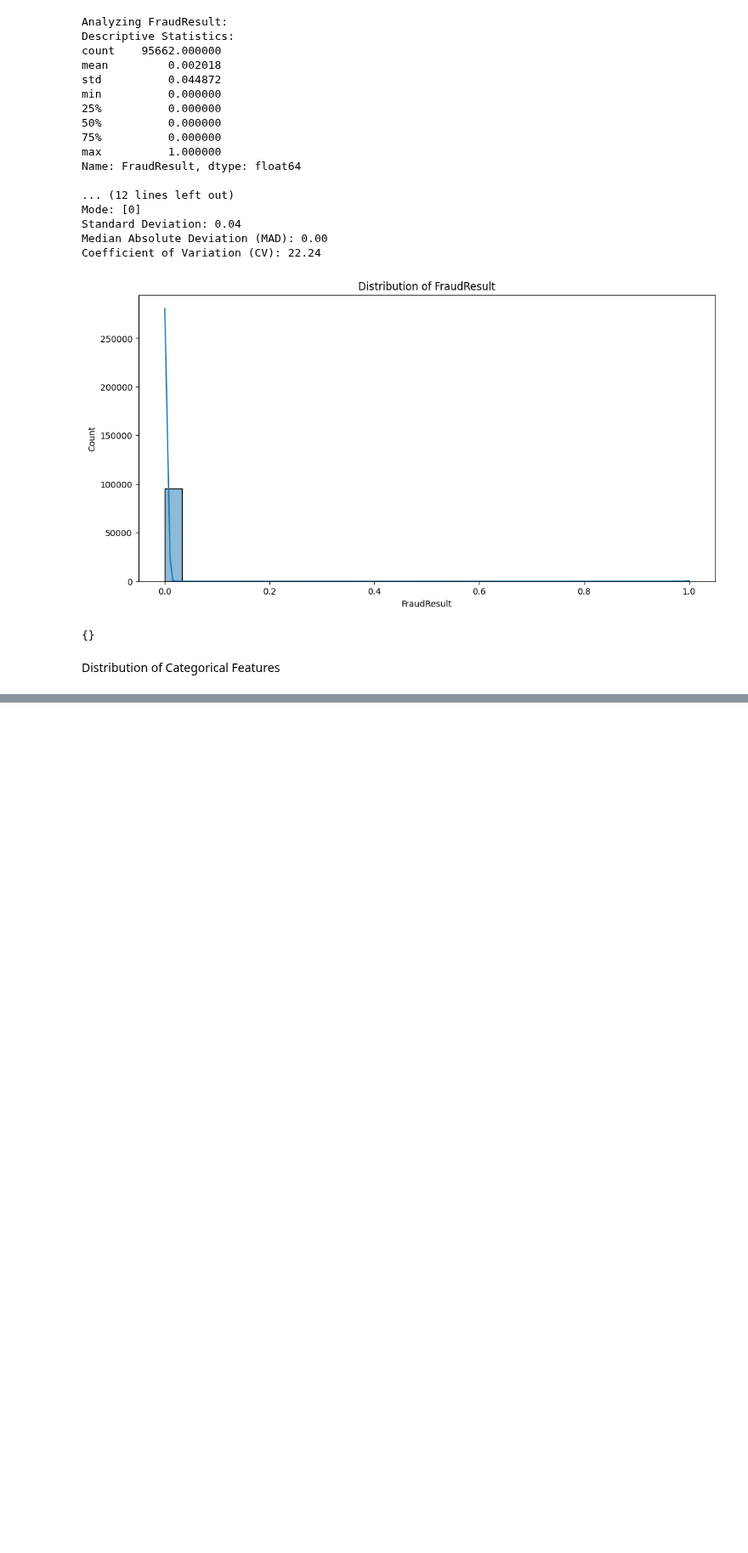
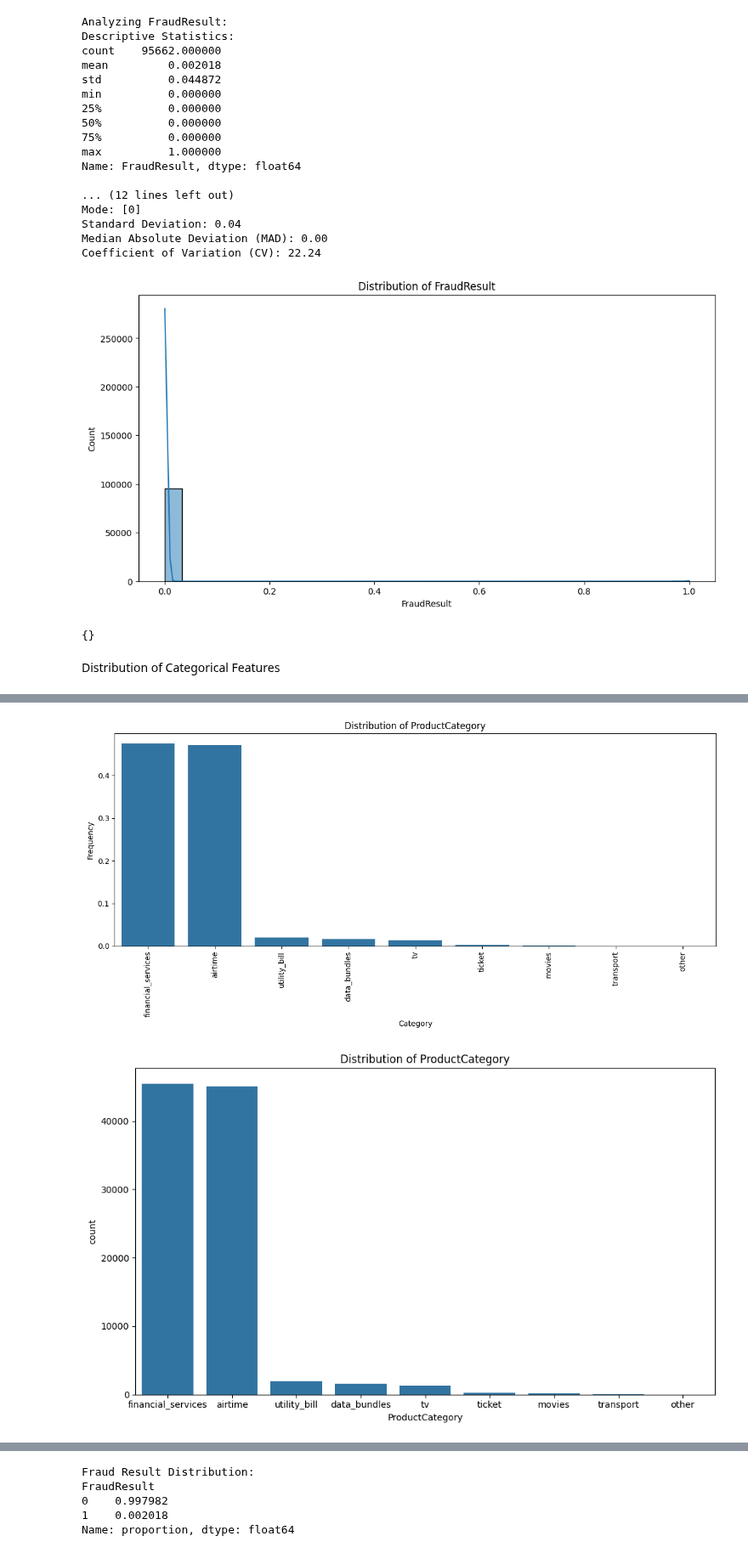
Before and after one commit to Birkity/-Credit-Scoring-Model, a Jupyter notebook: notebooks/task_1.ipynb, the cells around one changed output, grey strips where cells are left out. Shown at 85% size. Drawn from its saved outputs; the diff is of its cells as text; code cells hidden in the pictures; blank space fills up the shorter version.

Commit message:
Add comprehensive analysis of categorical features for credit scoring model

```diff
--- a/notebooks/task_1.ipynb
+++ b/notebooks/task_1.ipynb
@@ -250,0 +233,73 @@ plt.show()
+# %%
+import pandas as pd
+import matplotlib.pyplot as plt
+import seaborn as sns
+
+categorical_cols_two = ['ProductCategory', 'ChannelId', 'FraudResult']
+
+for col in categorical_cols_two:
+    print(f"\nAnalyzing {col}:")
+
+    freq = df[col].value_counts(normalize=True)
+    print("Frequency Counts:")
+    print(freq)
+
+    perc = df[col].value_counts(normalize=True) * 100
+    print("\nPercentage Counts:")
+    print(perc)
+
+    unique_values = len(df[col].unique())
+    print(f"\nNumber of unique values: {unique_values}")
+
+
+    plt.figure(figsize=(12, 6))
+    sns.barplot(x=freq.index, y=freq.values)
+    plt.title(f'Distribution of {col}')
+    plt.xticks(rotation=90)
+    plt.xlabel('Category')
+    plt.ylabel('Frequency')
+    plt.tight_layout()
+
+    # Plot count plot
+    plt.figure(figsize=(10, 6))
+    sns.countplot(data=df, x=col, order=df[col].value_counts().index)
+    plt.title(f'Distribution of {col}')
+    plt.tight_layout()
+
+
+    plt.show()
+
+
+if 'FraudResult' in df.columns:
+    fraud_freq = df['FraudResult'].value_counts(normalize=True)
+    print("\nFraud Result Distribution:")
+    print(fraud_freq)
+
+
+    plt.figure(figsize=(8, 6))
+    sns.heatmap(pd.crosstab(df['FraudResult'], df['ProductCategory']), annot=True, cmap='Blues')
+    plt.title('Confusion Matrix: Fraud Result vs Product Category')
+    plt.tight_layout()
+    plt.show()
+
+if 'ChannelId' in df.columns:
+    channel_freq = df['ChannelId'].value_counts(normalize=True)
+    print("\nChannel Distribution:")
+    print(channel_freq)
+
+    plt.figure(figsize=(12, 6))
+    sns.barplot(x=channel_freq.index, y=channel_freq.values)
+    plt.title('Distribution of ChannelId')
+    plt.xticks(rotation=90)
+    plt.xlabel('Channel')
+    plt.ylabel('Frequency')
+    plt.tight_layout()
+    plt.show()
+
+
+    plt.figure(figsize=(10, 6))
+    sns.countplot(data=df, x='ChannelId', order=df['ChannelId'].value_counts().index)
+    plt.title('Distribution of ChannelId')
+    plt.tight_layout()
+    plt.show()
+# %% [output]
@@ -250,0 +323,2 @@ plt.show()
+[figure, added]
+[figure, added]
@@ -250,0 +361,5 @@ plt.show()
+Fraud Result Distribution:
+FraudResult
+0    0.997982
+1    0.002018
+Name: proportion, dtype: float64
```
Also changed, not shown: parts of 3 cells of this notebook.
